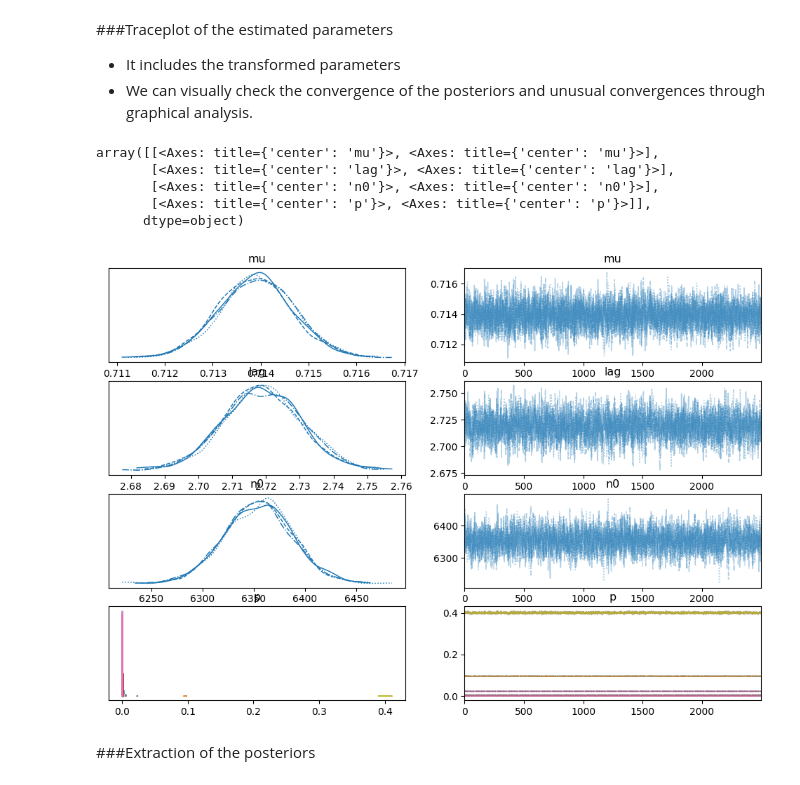
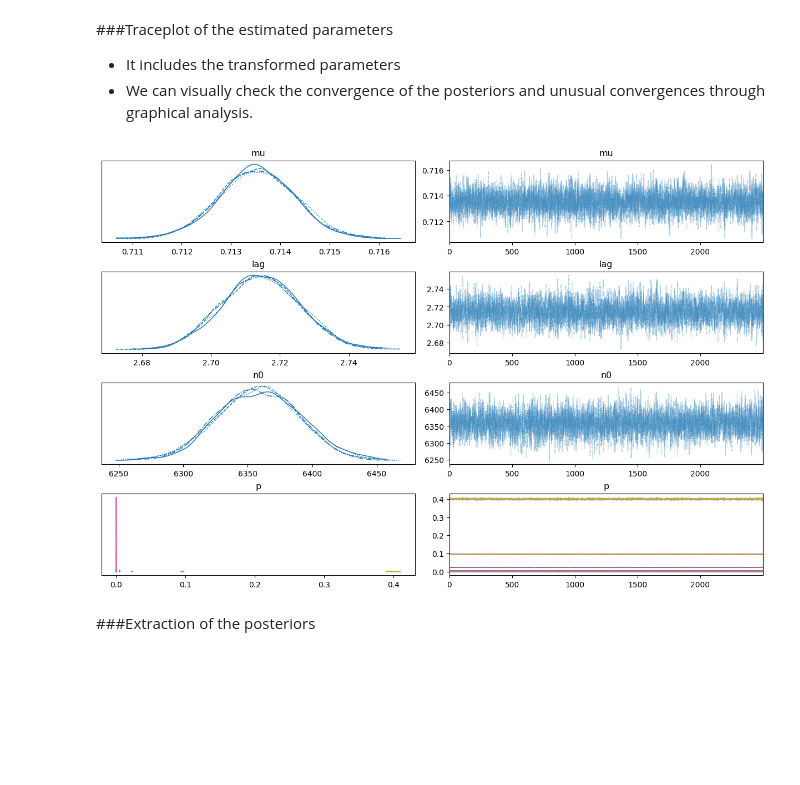
Before and after one commit to kento-koyama/bayesian_predictive_micro_ICPMF12, a Jupyter notebook: Workshop_(growth).ipynb, the cells around one changed output. Saved outputs shown, nothing was run; the diff lists cells and outputs as text; code cells hidden in the pictures; blank space fills up the shorter version.

```diff
--- a/Workshop_(growth).ipynb
+++ b/Workshop_(growth).ipynb
@@ -322,14 +322,10 @@ az.summary(fit_nuts)
 - It includes the transformed parameters
 - We can visually check the convergence of the posteriors and unusual convergences through graphical analysis.
 # %%
-az.plot_trace(fit_nuts)
+az.plot_trace(fit_nuts, backend_kwargs={"constrained_layout":True}, combined=False)
+plt.show()
 # %% [output]
-array([[<Axes: title={'center': 'mu'}>, <Axes: title={'center': 'mu'}>],
-       [<Axes: title={'center': 'lag'}>, <Axes: title={'center': 'lag'}>],
-       [<Axes: title={'center': 'n0'}>, <Axes: title={'center': 'n0'}>],
-       [<Axes: title={'center': 'p'}>, <Axes: title={'center': 'p'}>]],
-      dtype=object)
-[figure, old version]
+[figure, new version]
 # %% [markdown]
 ###Extraction of the posteriors
 # %%
```
Also changed, not shown: parts of 25 cells of this notebook.
